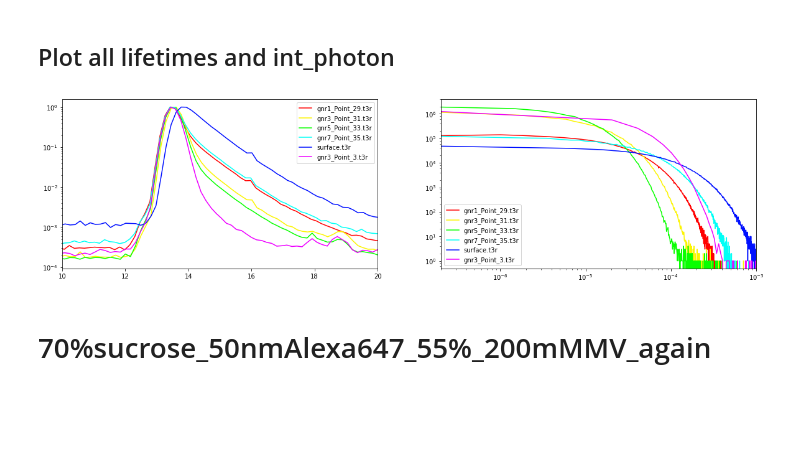
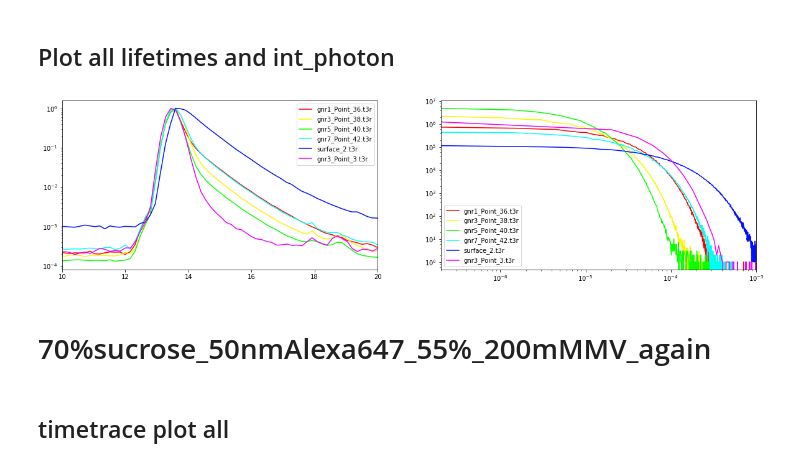
Before and after one commit to biswajitSM/inter_photon_repo, a Jupyter notebook: Alexa647_sucrose.ipynb, the cells around one changed output. Cells and saved outputs as stored; diff of their text form; code cells hidden in the pictures; blank space fills up the shorter version.

```diff
--- a/Alexa647_sucrose.ipynb
+++ b/Alexa647_sucrose.ipynb
@@ -87,43 +77,11 @@ for i in range(len(all_t3rfiles_alexa_200mMMV)):
 # %% [markdown]
 ## Plot all lifetimes and int_photon
-# %%
-bins_nanotime = 300; bins_intphoton=500;
-fig = plt.figure(figsize = (20, 5));
-cmap = plt.get_cmap('hsv')#jet_r
-N=len(all_t3rfiles_alexa_200mMMV)
-nrows=1;ncols=2;
-ax00=plt.subplot2grid((nrows, ncols), (0,0));
-ax01=plt.subplot2grid((nrows, ncols), (0,1));
-for i in range(len(all_t3rfiles_alexa_200mMMV)):
-    color = cmap(float(i)/N)
-    t3rfile = all_t3rfiles_alexa_200mMMV[i];
-    t3rfile_name = os.path.basename(t3rfile);
-    file_path_hdf5 = t3r_to_hdf5(filename=t3rfile);
-    h5 = h5py.File(file_path_hdf5);
-    unit = h5['photon_data']['timestamps_specs']['timestamps_unit'][...];
-    tcspc_unit = h5['photon_data']['nanotimes_specs']['tcspc_unit'][...];
-    t = h5['photon_data']['timestamps'][...][h5['photon_data']['detectors'][...] == 1];
-    nanotimes = h5['photon_data']['nanotimes'][...][h5['photon_data']['detectors'][...] == 1];
-    #=======lifetime plot=======
-    nanotimes = 1e9*nanotimes*tcspc_unit;#convert to ns
-    nanotimes = max(nanotimes)-nanotimes
-    hist, bin_edges = np.histogram(nanotimes,bins=bins_nanotime)
-    ax00.plot(bin_edges[4:-1], hist[4:]/max(hist), color=color, label=t3rfile_name)
-    ax00.set_yscale('log');
-    ax00.set_xlim(10, 20)
-    ax00.legend()
-    #=======interphoton plot========
-    t = t*unit#convert to sec
-    int_photon = np.diff(t);
-    hist, bin_edges = np.histogram(int_photon, bins=bins_intphoton)
-    ax01.plot(bin_edges[:-1], hist, color=color, label=t3rfile_name)#hist/max(hist)
-    ax01.set_yscale('log');
-    ax01.set_xscale('log');
-    ax01.set_xlim(0, 0.001);
-    ax01.set_xlabel
-    ax01.legend()
-# %% [output]
-[figure, removed]
+# %%
+nanotime_intphoton_filelist(all_t3rfiles_alexa_200mMMV_again, bins_nanotime=300,
+                           bins_intphoton=500, nanotime_lim=(10, 20),
+                           intphotn_lim=(0, 0.001), figsize=(20, 5))
+# %% [output]
+[figure, added]
 # %% [markdown]
 # 70%sucrose_50nmAlexa647_55%_200mMMV_again
 # %%
@@ -135,4 +93,6 @@ gnr7_t3r = os.path.abspath('data/20150408-09_3d/70%sucrose_50nmAlexa647_55%_200m
 gnrSurface_t3r = os.path.abspath('data/20150408-09_3d/70%sucrose_50nmAlexa647_55%_200mMMV_again/surface_2.t3r');
 gnr3_hepesIRF_t3r = os.path.abspath('data/20150408-09_3d/hepes_55%/gnr3_Point_3.t3r');
 all_t3rfiles_alexa_200mMMV_again  = [gnr1_t3r, gnr3_t3r, gnr5_t3r, gnr7_t3r, gnrSurface_t3r, gnr3_hepesIRF_t3r];
+# %% [markdown]
+## timetrace plot all
 # %%
```
Also changed, not shown: parts of 19 cells of this notebook, 1 other file.
